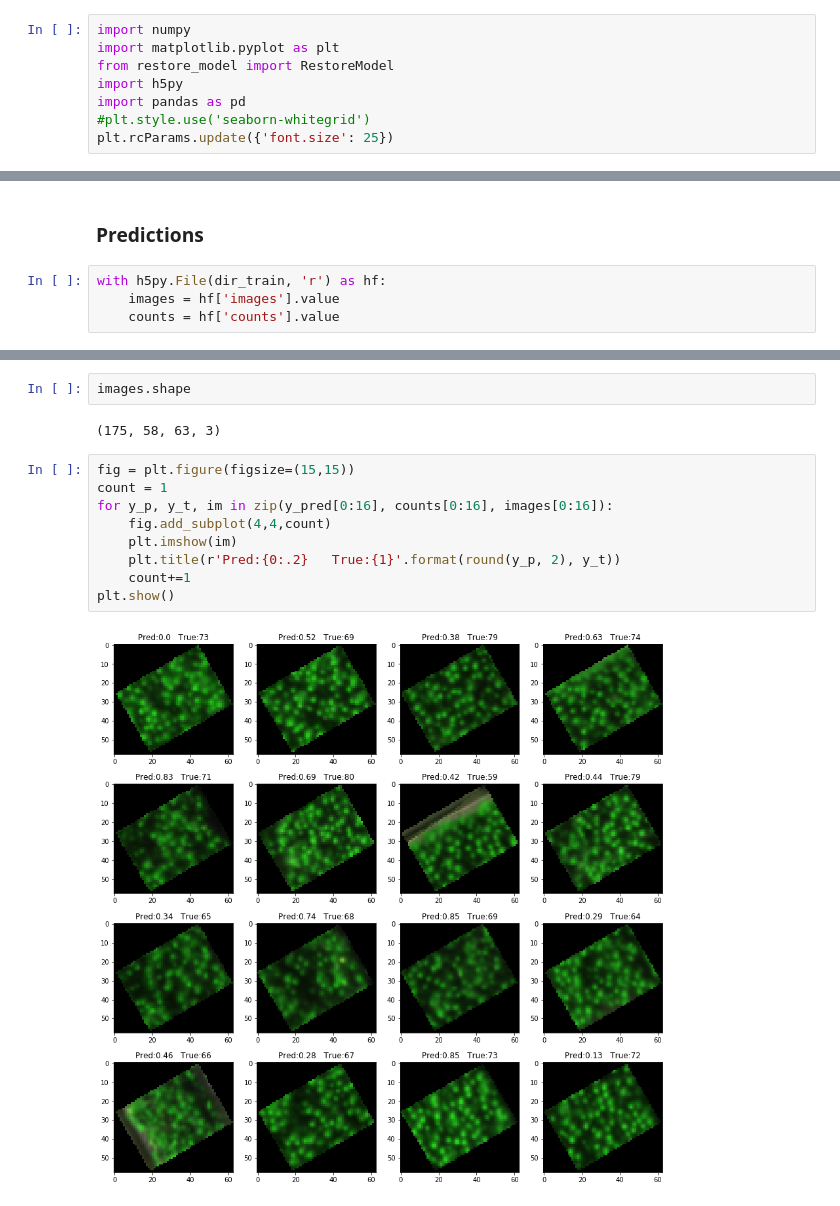
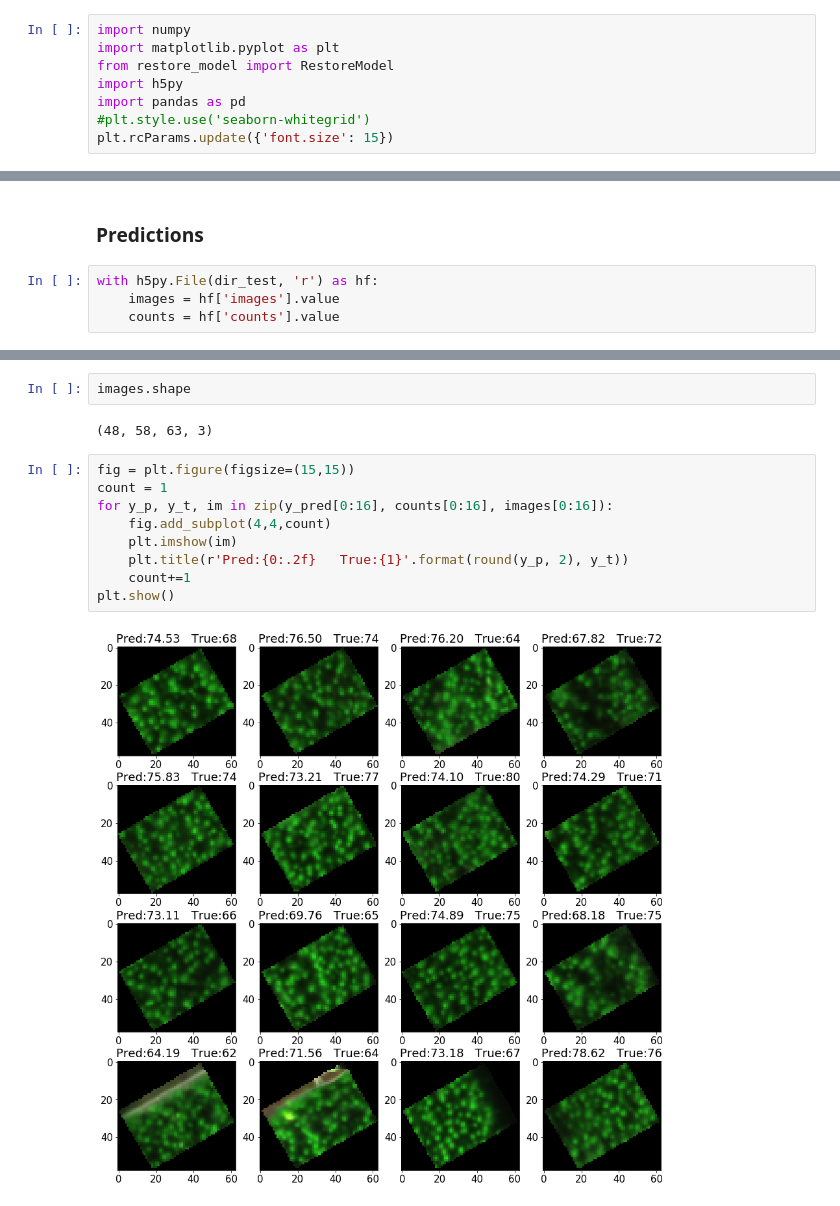
Before and after one commit to dirodriguezm/AraucoNursery, a Jupyter notebook: test_model/Visualization.ipynb, the cells around one changed output, grey strips where cells are left out. Cells and saved outputs as stored; diff of their text form.

Commit message:
visualization finished

```diff
--- a/test_model/Visualization.ipynb
+++ b/test_model/Visualization.ipynb
@@ -5,7 +5,7 @@ from restore_model import RestoreModel
 import h5py
 import pandas as pd
 #plt.style.use('seaborn-whitegrid')
-plt.rcParams.update({'font.size': 25})
+plt.rcParams.update({'font.size': 15})
 # %%
 model_path     = './saved_model/popo/'
 dir_train      = model_path+'train_set.h5'
@@ -30,7 +30,7 @@ plt.show()
 # %% [markdown]
 ### Predictions
 # %%
-with h5py.File(dir_train, 'r') as hf:
+with h5py.File(dir_test, 'r') as hf:
     images = hf['images'].value
     counts = hf['counts'].value
 # %%
@@ -46,15 +46,15 @@ test loss:  5103.294
 # %%
 images.shape
 # %% [output]
-(175, 58, 63, 3)
+(48, 58, 63, 3)
 # %%
 fig = plt.figure(figsize=(15,15))
 count = 1
 for y_p, y_t, im in zip(y_pred[0:16], counts[0:16], images[0:16]):
     fig.add_subplot(4,4,count)
     plt.imshow(im)
-    plt.title(r'Pred:{0:.2}   True:{1}'.format(round(y_p, 2), y_t))
+    plt.title(r'Pred:{0:.2f}   True:{1}'.format(round(y_p, 2), y_t))
     count+=1
 plt.show()
 # %% [output]
-[figure, old version]
+[figure, new version]
```
Also changed, not shown: parts of 3 cells of this notebook, 2 other files.
